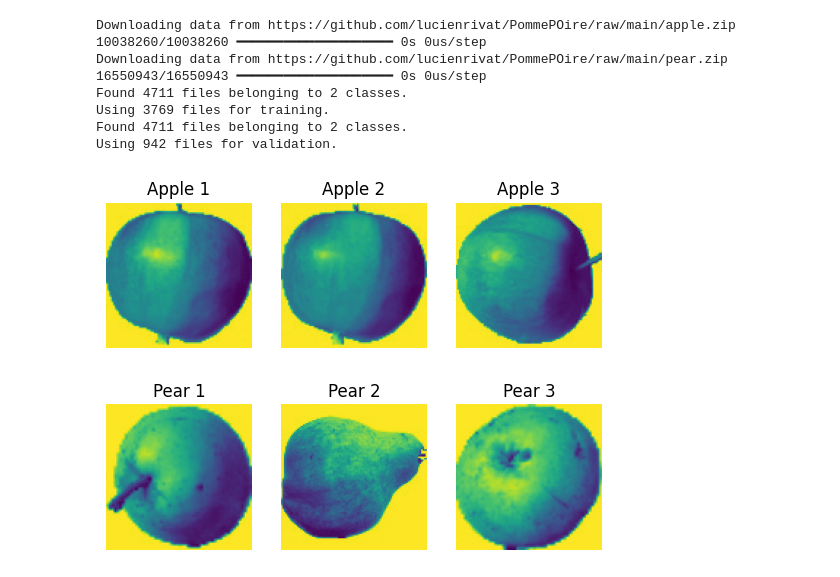
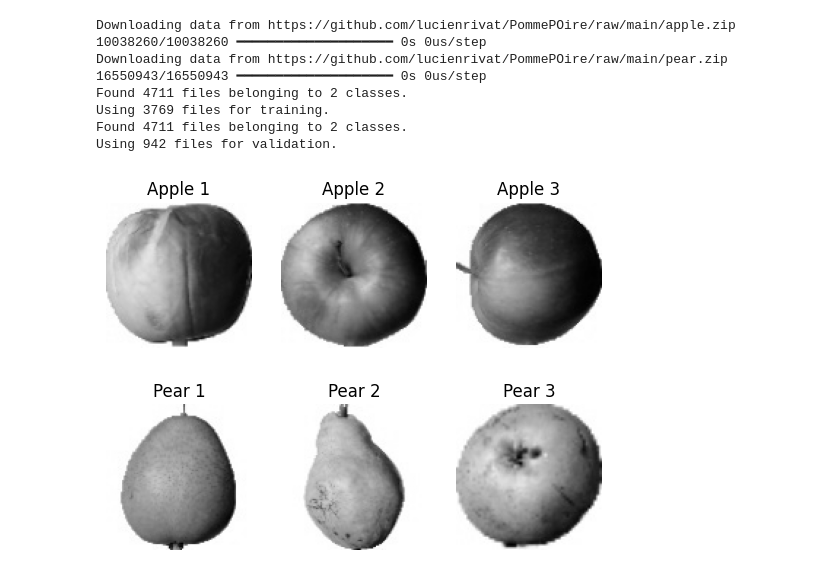
Before and after one commit to lucienrivat/PommePOire, a Jupyter notebook: PommePoir.ipynb, the cells around one changed output. Cells and saved outputs as stored; diff of their text form; code cells hidden in the pictures.

```diff
--- a/PommePoir.ipynb
+++ b/PommePoir.ipynb
@@ -70,35 +70,35 @@ for _ in range(3):
     images_to_display.append(img_apple)
 
 # Sélectionner 3 images aléatoires de Pear (à partir de sous-dossiers)
 pear_subfolders = [folder for folder in os.listdir(pear_data_dir) if os.path.isdir(os.path.join(pear_data_dir, folder))]
 
 for _ in range(3):
     chosen_pear_folder = random.choice(pear_subfolders)
     pear_images = list(pathlib.Path(pear_data_dir, chosen_pear_folder).glob('*.*'))
     random_pear_image = random.choice(pear_images)
     img_pear = mpimg.imread(random_pear_image)
     images_to_display.append(img_pear)
 
 # Afficher les images sélectionnées
 for i, img in enumerate(images_to_display):
     ax = plt.subplot(2, 3, i + 1)
-    plt.imshow(img)
+    plt.imshow(img, cmap='gray')
     plt.axis("off")
     if i < 3:
         plt.title(f"Apple {i + 1}")
     else:
         plt.title(f"Pear {i - 2}")
 plt.show()
 # %% [output]
 Downloading data from https://github.com/lucienrivat/PommePOire/raw/main/apple.zip
 10038260/10038260 ━━━━━━━━━━━━━━━━━━━━ 0s 0us/step
 Downloading data from https://github.com/lucienrivat/PommePOire/raw/main/pear.zip
 16550943/16550943 ━━━━━━━━━━━━━━━━━━━━ 0s 0us/step
 Found 4711 files belonging to 2 classes.
 Using 3769 files for training.
 Found 4711 files belonging to 2 classes.
 Using 942 files for validation.
-[figure, old version]
+[figure, new version]
 # %%
 # Définition du modèle CNN adapté aux images en niveaux de gris
 num_classes = 2
```
Also changed, not shown: parts of 4 cells of this notebook.
